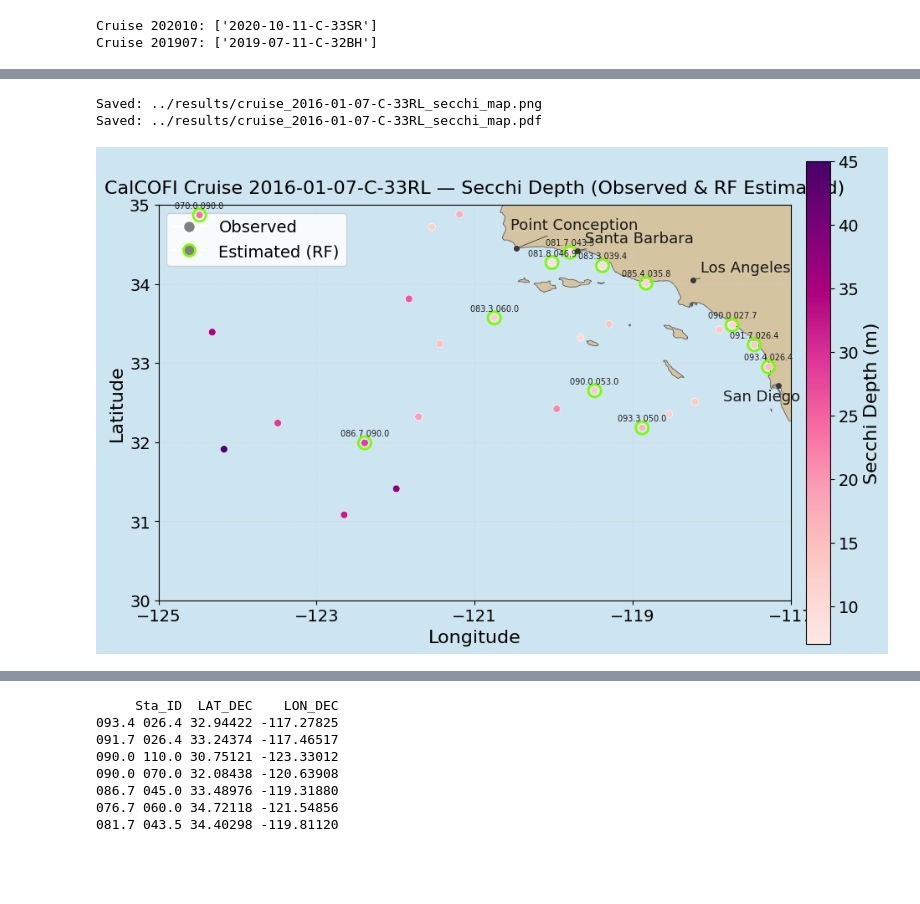
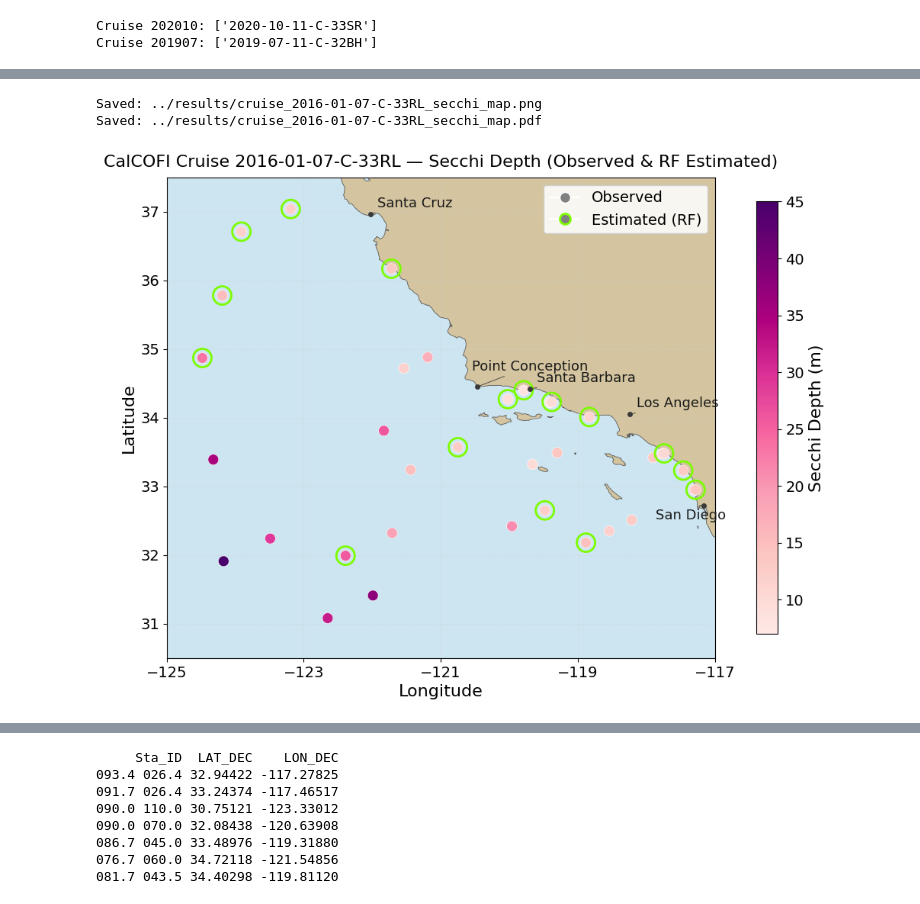
Before and after one commit to LucasC212/Scripps-Light-Attenuation-Capstone-Project, a Jupyter notebook: scripts/daylight_visualization.ipynb, the cells around one changed output, grey strips where cells are left out. Saved outputs shown, nothing was run; the diff lists cells and outputs as text; code cells hidden in the pictures; blank space fills up the shorter version.

```diff
--- a/scripts/daylight_visualization.ipynb
+++ b/scripts/daylight_visualization.ipynb
@@ -129,7 +129,7 @@ OCEAN   = '#cde5f0'
 LAND    = '#d4c5a0'
 EDGE    = '#5a5a5a'
 LON_EXT = (-125.0, -117.0)
-LAT_EXT = (30.0, 35.0)
+LAT_EXT = (30.5, 37.5)
 
 # Truncate RdPu to skip the near-white low end so shallow stations read as bold red
 cmap = mcolors.LinearSegmentedColormap.from_list(
@@ -137,7 +137,7 @@ cmap = mcolors.LinearSegmentedColormap.from_list(
 )
 
 fig, ax = plt.subplots(figsize=(10, 8))
-fig.patch.set_facecolor(OCEAN)
+fig.patch.set_facecolor('white')
 ax.set_facecolor(OCEAN)
 
 # Basemap
@@ -148,28 +148,24 @@ ax.scatter(
     observed['LON_DEC'], observed['LAT_DEC'],
     c=observed['Secchi'],
     cmap=cmap, vmin=vmin, vmax=vmax,
-    s=40, edgecolors='white', linewidths=0.4, zorder=5
+    s=100, edgecolors='white', linewidths=0.4, zorder=5
 )
 
-# Estimated Secchi points (RF predictions) — colored markers + light green ring + Sta_ID labels
+# Estimated Secchi points (RF predictions) — colored markers + light green ring
 sc = ax.scatter(
     cruise['LON_DEC'], cruise['LAT_DEC'],
     c=cruise['Predicted_Secchi_RF'],
     cmap=cmap, vmin=vmin, vmax=vmax,
-    s=40, edgecolors='white', linewidths=0.4, zorder=6
+    s=100, edgecolors='white', linewidths=0.4, zorder=6
 )
 ax.scatter(
     cruise['LON_DEC'], cruise['LAT_DEC'],
     facecolors='none', edgecolors='#7CFC00', linewidths=2.0,
-    s=120, zorder=7
+    s=300, zorder=7
 )
-for _, row in cruise.iterrows():
-    ax.annotate(str(row['Sta_ID']), xy=(row['LON_DEC'], row['LAT_DEC']),
-                xytext=(0, 6), textcoords='offset points',
-                fontsize=7, ha='center', color='#1a1a1a', zorder=9)
 
 # Colorbar
-cbar = fig.colorbar(sc, ax=ax, orientation='vertical', pad=0.02, shrink=0.75)
+cbar = fig.colorbar(sc, ax=ax, orientation='vertical', pad=0.06, shrink=0.75)
 cbar.set_label('Secchi Depth (m)', fontsize=16)
 cbar.ax.tick_params(labelsize=14)
 
@@ -181,7 +177,7 @@ legend_elements = [
     Line2D([0], [0], marker='o', color='w', markerfacecolor='gray',
            markeredgecolor='#7CFC00', markersize=10, markeredgewidth=2.0, label='Estimated (RF)'),
 ]
-ax.legend(handles=legend_elements, loc='upper left', fontsize=14, framealpha=0.85)
+ax.legend(handles=legend_elements, loc='upper right', fontsize=14, framealpha=0.85)
 
 # Landmark labels
 landmarks = [
@@ -189,6 +185,7 @@ landmarks = [
     ('Los Angeles',      34.05, -118.24, ( 0.10,  0.10)),
     ('San Diego',        32.72, -117.16, (-0.70, -0.20)),
     ('Point Conception', 34.45, -120.47, (-0.08,  0.24)),
+    ('Santa Cruz',       36.97, -122.03, ( 0.10,  0.10)),
 ]
 for name, lat, lon, (dx, dy) in landmarks:
     ax.plot(lon, lat, marker='o', color='#3a3a3a', markersize=4, zorder=8)
@@ -199,32 +196,32 @@ for name, lat, lon, (dx, dy) in landmarks:
         zorder=9
     )
 
 # Extent, labels, title
 ax.set_xlim(*LON_EXT)
 ax.set_ylim(*LAT_EXT)
 ax.set_xlabel('Longitude', fontsize=16)
 ax.set_ylabel('Latitude', fontsize=16)
 ax.set_title(
     'CalCOFI Cruise 2016-01-07-C-33RL — Secchi Depth (Observed & RF Estimated)',
     fontsize=16, pad=10
 )
 
 # Light gridlines
 ax.set_xticks(np.arange(-125, -116, 2))
-ax.set_yticks(np.arange(30, 36, 1))
+ax.set_yticks(np.arange(31, 38, 1))
 ax.grid(True, color='lightgray', linestyle='--', linewidth=0.5, alpha=0.6)
 ax.tick_params(labelsize=14)
 
 plt.tight_layout()
 
 out_png = '../results/cruise_2016-01-07-C-33RL_secchi_map.png'
 out_pdf = '../results/cruise_2016-01-07-C-33RL_secchi_map.pdf'
 fig.savefig(out_png, dpi=300, bbox_inches='tight')
 fig.savefig(out_pdf, bbox_inches='tight')
 print(f"Saved: {out_png}")
 print(f"Saved: {out_pdf}")
 plt.show()
 # %% [output]
 Saved: ../results/cruise_2016-01-07-C-33RL_secchi_map.png
 Saved: ../results/cruise_2016-01-07-C-33RL_secchi_map.pdf
-[figure, old version]
+[figure, new version]
```
Also changed, not shown: parts of 2 cells of this notebook, 5 other files.
